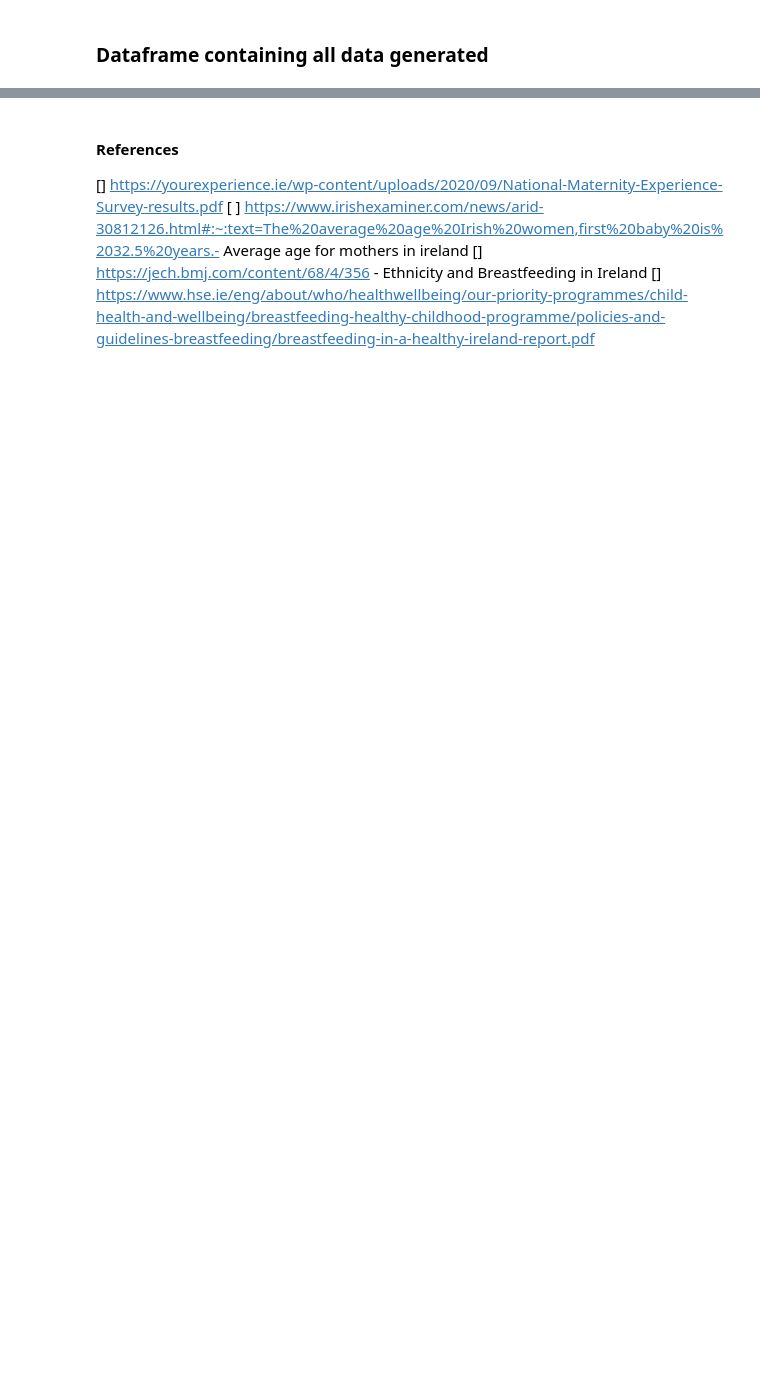
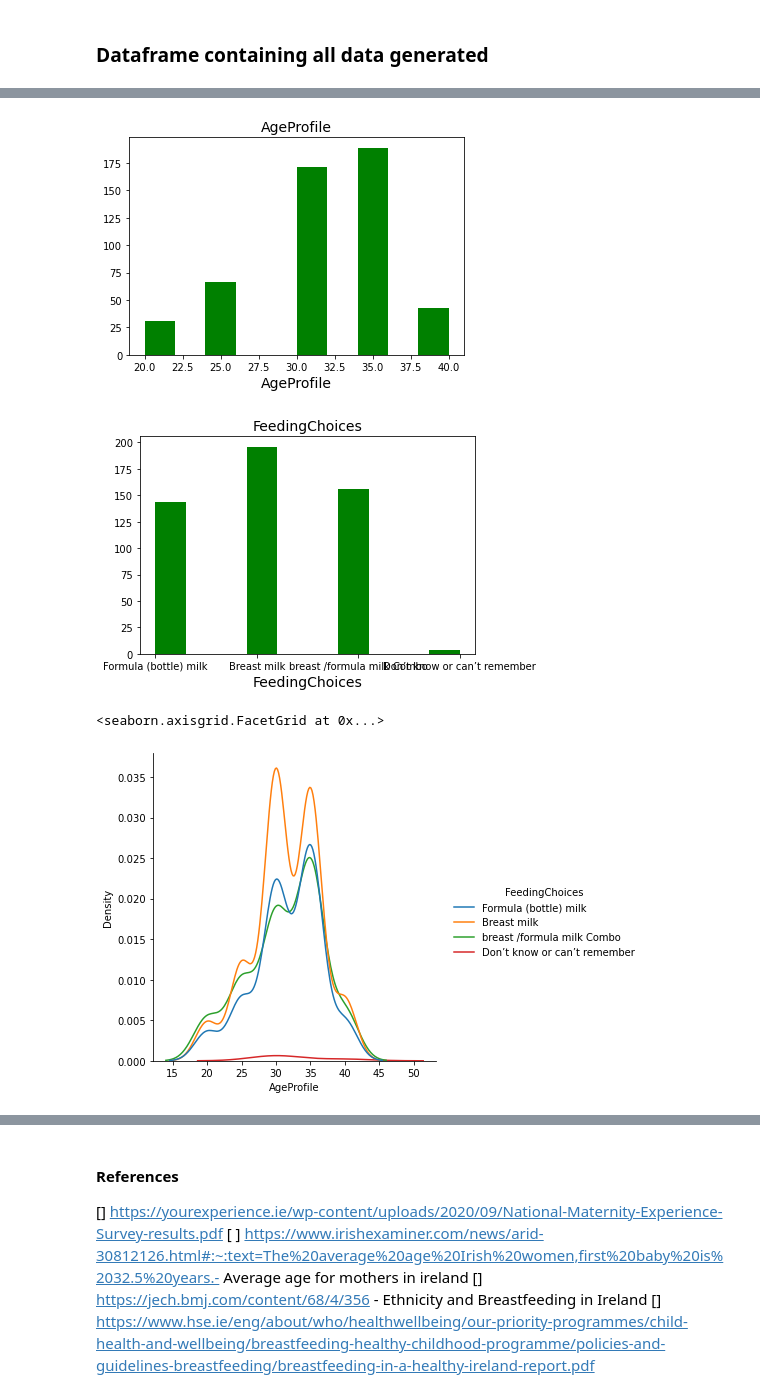
Before and after one commit to MichelleMoran431/Programming-Data-Analysis-project-2020, a Jupyter notebook: Project 2020 National Maternity Survey Feeding Dataset.ipynb, the cells around one changed output, grey strips where cells are left out. Cells and saved outputs as stored; diff of their text form; code cells hidden in the pictures; blank space fills up the shorter version.

```diff
--- a/Project 2020 National Maternity Survey Feeding Dataset.ipynb
+++ b/Project 2020 National Maternity Survey Feeding Dataset.ipynb
@@ -482,0 +298,24 @@ sns.displot(data=df, x="HospitalFeedingSupport", hue="FeedingChoices", kind="kde
+# %%
+import seaborn as sns
+import matplotlib.pyplot as plt
+
+plt.hist(df['AgeProfile'],bins=10, color='green')
+plt.title('AgeProfile', fontsize=14)
+plt.xlabel('AgeProfile', fontsize=14)
+plt.show()
+
+
+plt.hist(df['FeedingChoices'],bins=10, color='green')
+plt.title('FeedingChoices', fontsize=14)
+pl
+t.xlabel('FeedingChoices', fontsize=14)
+plt.show()
+
+sns.displot(data=df, x="AgeProfile", hue="FeedingChoices", kind="kde")
+sns.displot(data=df, x="HomeFeedingSupport", hue="FeedingChoices", kind="kde")
+sns.displot(data=df, x="HospitalFeedingSupport", hue="FeedingChoices", kind="kde")
+# %% [output]
+[figure, added]
+[figure, added]
+<seaborn.axisgrid.FacetGrid at 0x...>
+[figure, added]
```
Also changed, not shown: parts of 22 cells of this notebook.
